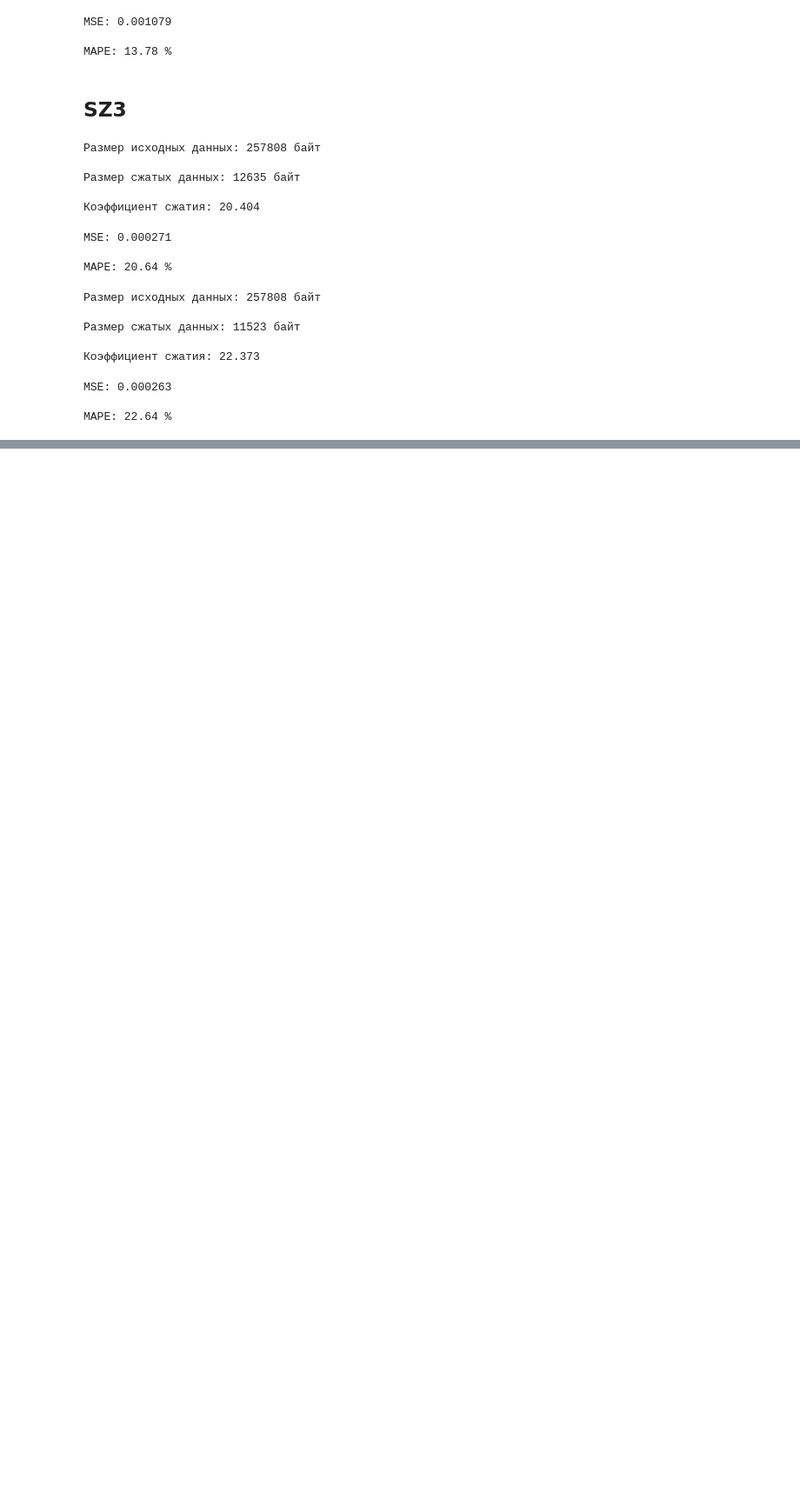
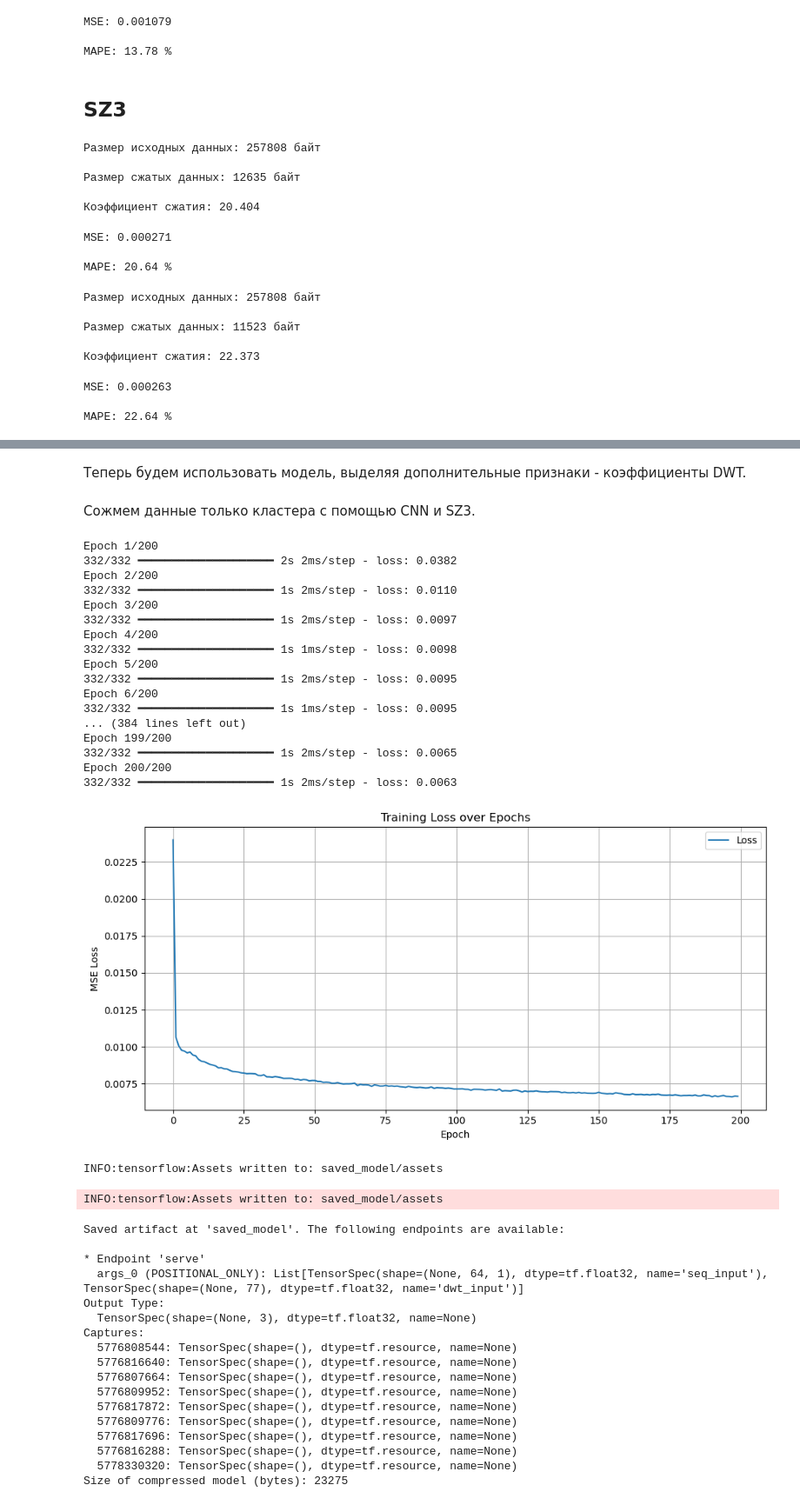
Before and after one commit to Romankkl03/compress_time_series, a Jupyter notebook: experiments.ipynb, the cells around one changed output, grey strips where cells are left out. Shown: that part at 87% size. Cells and saved outputs as stored; diff of their text form; code cells hidden in the pictures; blank space fills up the shorter version.

```diff
--- a/experiments.ipynb
+++ b/experiments.ipynb
@@ -453,0 +633,47 @@ MAPE: 53.52 %
+# %% [markdown]
+Теперь будем использовать модель, выделяя дополнительные признаки - коэффициенты DWT.
+# %% [markdown]
+Сожмем данные только кластера с помощью CNN и SZ3.
+# %%
+cluster_enc = {}
+cluster_sensors = ['sensor_0', 'sensor_3', 'sensor_4', 'sensor_5'] #выделяем коррелирующие сенсоры
+cluster_enc[tuple(cluster_sensors)] = compress_cnn_cluster(df_wind[cluster_sensors], use_dwt=True,
+                                                           window_size=64, num_epochs=200, plot_flag=True)
+# %% [output]
+Epoch 1/200
+332/332 ━━━━━━━━━━━━━━━━━━━━ 2s 2ms/step - loss: 0.0382
+Epoch 2/200
+332/332 ━━━━━━━━━━━━━━━━━━━━ 1s 2ms/step - loss: 0.0110
+Epoch 3/200
+332/332 ━━━━━━━━━━━━━━━━━━━━ 1s 2ms/step - loss: 0.0097
+Epoch 4/200
+332/332 ━━━━━━━━━━━━━━━━━━━━ 1s 1ms/step - loss: 0.0098
+Epoch 5/200
+332/332 ━━━━━━━━━━━━━━━━━━━━ 1s 2ms/step - loss: 0.0095
+Epoch 6/200
+332/332 ━━━━━━━━━━━━━━━━━━━━ 1s 1ms/step - loss: 0.0095
+... (384 lines left out)
+Epoch 199/200
+332/332 ━━━━━━━━━━━━━━━━━━━━ 1s 2ms/step - loss: 0.0065
+Epoch 200/200
+332/332 ━━━━━━━━━━━━━━━━━━━━ 1s 2ms/step - loss: 0.0063
+[figure, added]
+INFO:tensorflow:Assets written to: saved_model/assets
+INFO:tensorflow:Assets written to: saved_model/assets
+Saved artifact at 'saved_model'. The following endpoints are available:
+
+* Endpoint 'serve'
+  args_0 (POSITIONAL_ONLY): List[TensorSpec(shape=(None, 64, 1), dtype=tf.float32, name='seq_input'), TensorSpec(shape=(None, 77), dtype=tf.float32, name='dwt_input')]
+Output Type:
+  TensorSpec(shape=(None, 3), dtype=tf.float32, name=None)
+Captures:
+  5776808544: TensorSpec(shape=(), dtype=tf.resource, name=None)
+  5776816640: TensorSpec(shape=(), dtype=tf.resource, name=None)
+  5776807664: TensorSpec(shape=(), dtype=tf.resource, name=None)
+  5776809952: TensorSpec(shape=(), dtype=tf.resource, name=None)
+  5776817872: TensorSpec(shape=(), dtype=tf.resource, name=None)
+  5776809776: TensorSpec(shape=(), dtype=tf.resource, name=None)
+  5776817696: TensorSpec(shape=(), dtype=tf.resource, name=None)
+  5776816288: TensorSpec(shape=(), dtype=tf.resource, name=None)
+  5778330320: TensorSpec(shape=(), dtype=tf.resource, name=None)
+Size of compressed model (bytes): 23275
```
Also changed, not shown: parts of 41 cells of this notebook, 2 other files.
